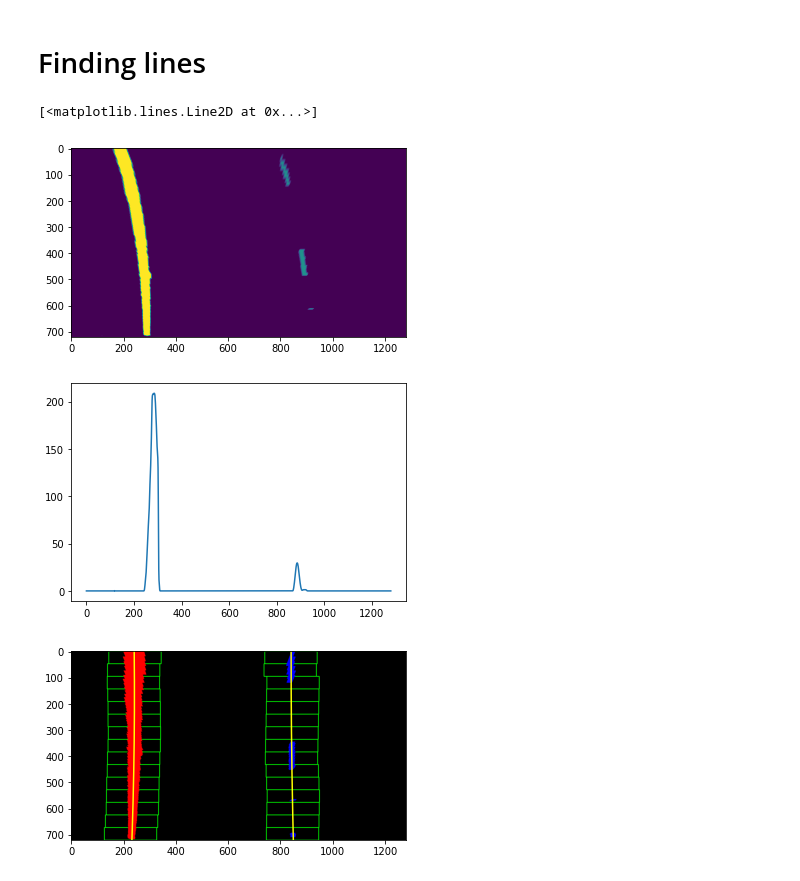
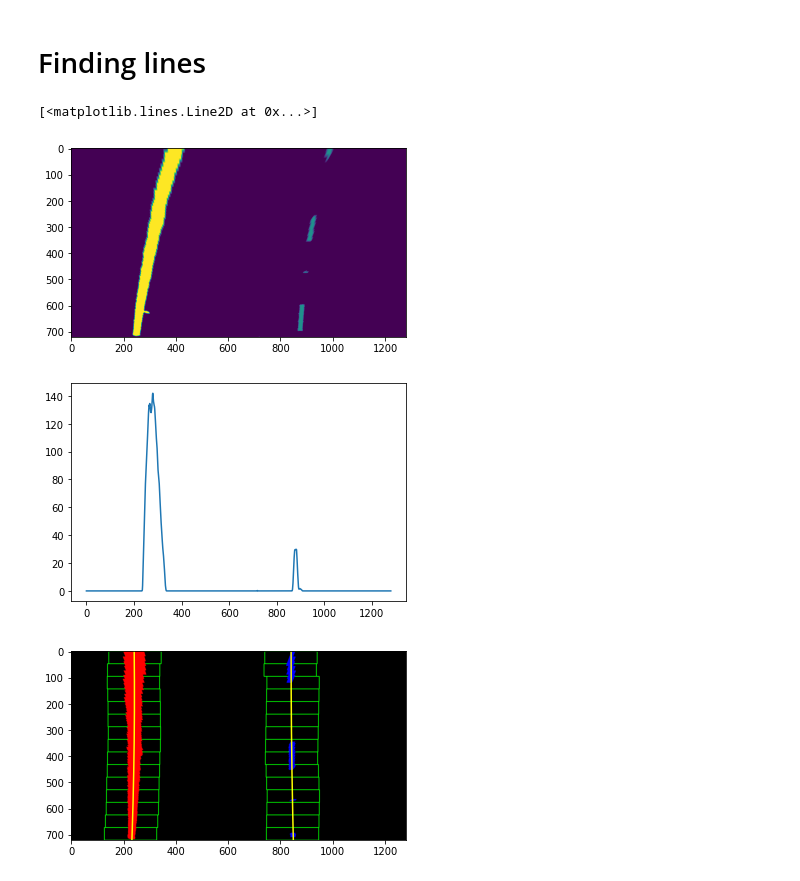
Before and after one commit to carlospanal/CarND-Advanced-Lane-Lines, a Jupyter notebook: P1.ipynb, the cells around one changed output. Drawn from its saved outputs; the diff is of its cells as text; code cells hidden in the pictures.

```diff
--- a/P1.ipynb
+++ b/P1.ipynb
@@ -350,16 +350,16 @@ def hist(img):
     return histogram
 # %%
 test_gray_perspective = [grayscale(img) for img in test_images_perspective]
-plt.imshow(test_gray_perspective[3])
+plt.imshow(test_gray_perspective[4])
 histograms = [hist(img) for img in test_gray_perspective]
 
 # Visualize the resulting histogram
 plt.figure()
-plt.plot(histograms[3])
+plt.plot(histograms[4])
 # %% [output]
 [<matplotlib.lines.Line2D at 0x...>]
-[figure, old version]
+[figure, new version]
-[figure, old version]
+[figure, new version]
 # %%
 def find_lanes(binary_warped, hist):
     # Create an output image to draw on and visualize the result
```
Also changed, not shown: parts of 1 cell of this notebook, 4 other files.
